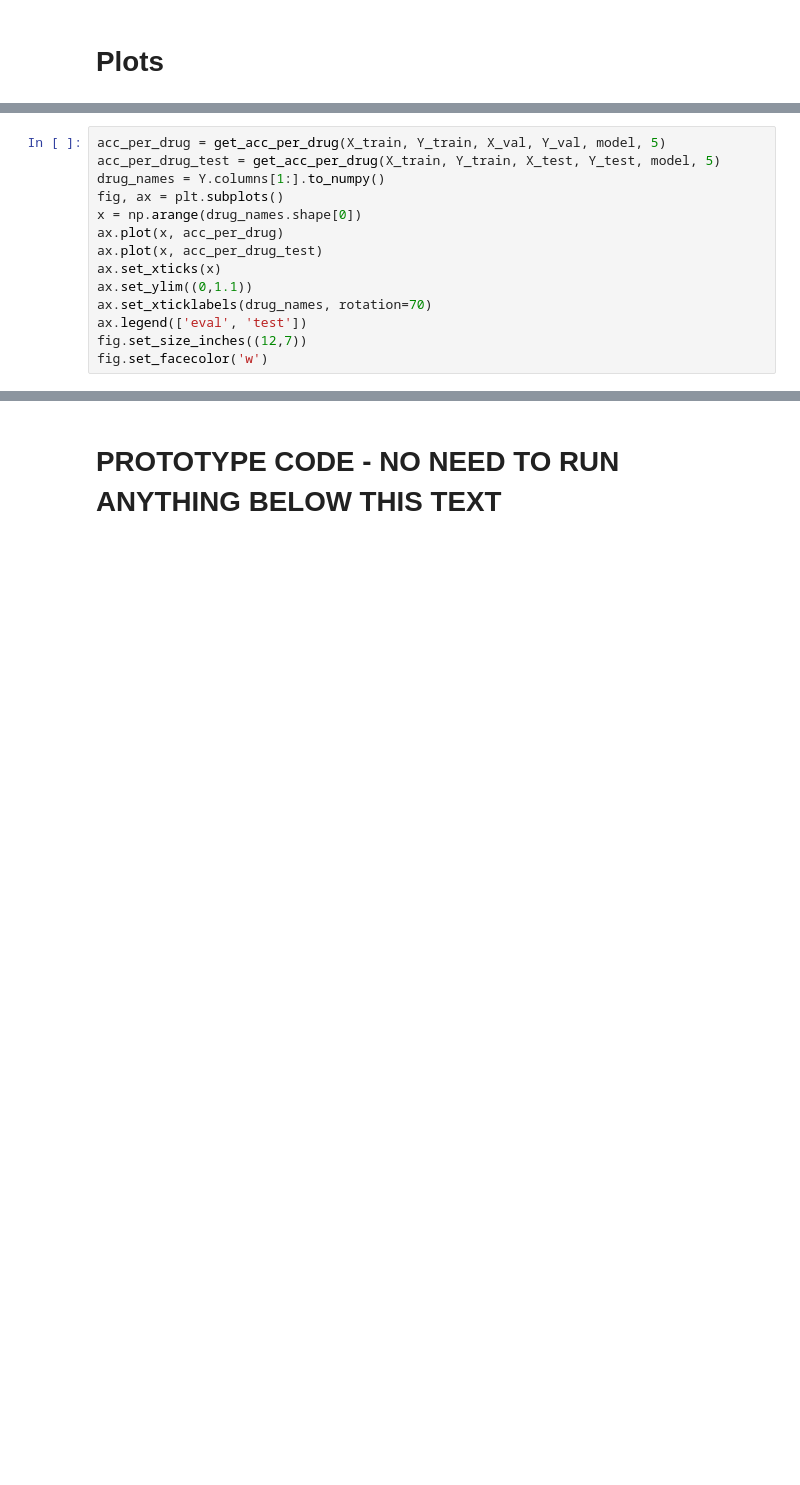
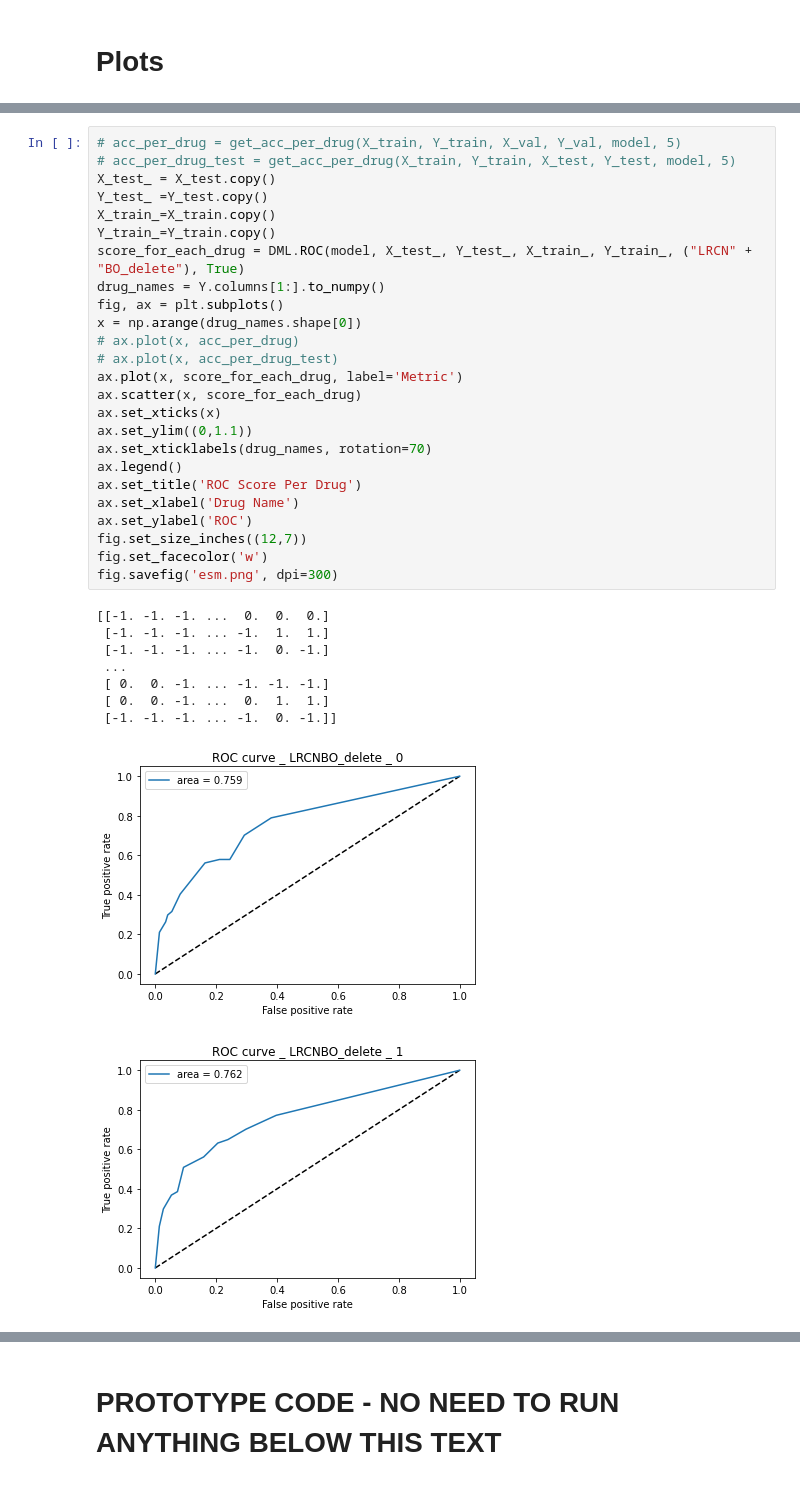
Before and after one commit to parmisnaddaf/Multi-label-Deep-Metric-Learning, a Jupyter notebook: src/DeepMetric.ipynb, the cells around one changed output, grey strips where cells are left out. Drawn from its saved outputs; the diff is of its cells as text; blank space fills up the shorter version.

```diff
--- a/src/DeepMetric.ipynb
+++ b/src/DeepMetric.ipynb
@@ -459,14 +703,35 @@ ax.set_ylim((0,1))
 # %%
-acc_per_drug = get_acc_per_drug(X_train, Y_train, X_val, Y_val, model, 5)
-acc_per_drug_test = get_acc_per_drug(X_train, Y_train, X_test, Y_test, model, 5)
+# acc_per_drug = get_acc_per_drug(X_train, Y_train, X_val, Y_val, model, 5)
+# acc_per_drug_test = get_acc_per_drug(X_train, Y_train, X_test, Y_test, model, 5)
+X_test_ = X_test.copy()
+Y_test_ =Y_test.copy()
+X_train_=X_train.copy()
+Y_train_=Y_train.copy()
+score_for_each_drug = DML.ROC(model, X_test_, Y_test_, X_train_, Y_train_, ("LRCN" + "BO_delete"), True)
 drug_names = Y.columns[1:].to_numpy()
 fig, ax = plt.subplots()
 x = np.arange(drug_names.shape[0])
-ax.plot(x, acc_per_drug)
-ax.plot(x, acc_per_drug_test)
+# ax.plot(x, acc_per_drug)
+# ax.plot(x, acc_per_drug_test)
+ax.plot(x, score_for_each_drug, label='Metric')
+ax.scatter(x, score_for_each_drug)
 ax.set_xticks(x)
 ax.set_ylim((0,1.1))
 ax.set_xticklabels(drug_names, rotation=70)
-ax.legend(['eval', 'test'])
+ax.legend()
+ax.set_title('ROC Score Per Drug')
+ax.set_xlabel('Drug Name')
+ax.set_ylabel('ROC')
 fig.set_size_inches((12,7))
 fig.set_facecolor('w')
+fig.savefig('esm.png', dpi=300)
+# %% [output]
+[[-1. -1. -1. ...  0.  0.  0.]
+ [-1. -1. -1. ... -1.  1.  1.]
+ [-1. -1. -1. ... -1.  0. -1.]
+ ...
+ [ 0.  0. -1. ... -1. -1. -1.]
+ [ 0.  0. -1. ...  0.  1.  1.]
+ [-1. -1. -1. ... -1.  0. -1.]]
+[figure, added]
+[figure, added]
```
Also changed, not shown: parts of 49 cells of this notebook, 28 other files.
